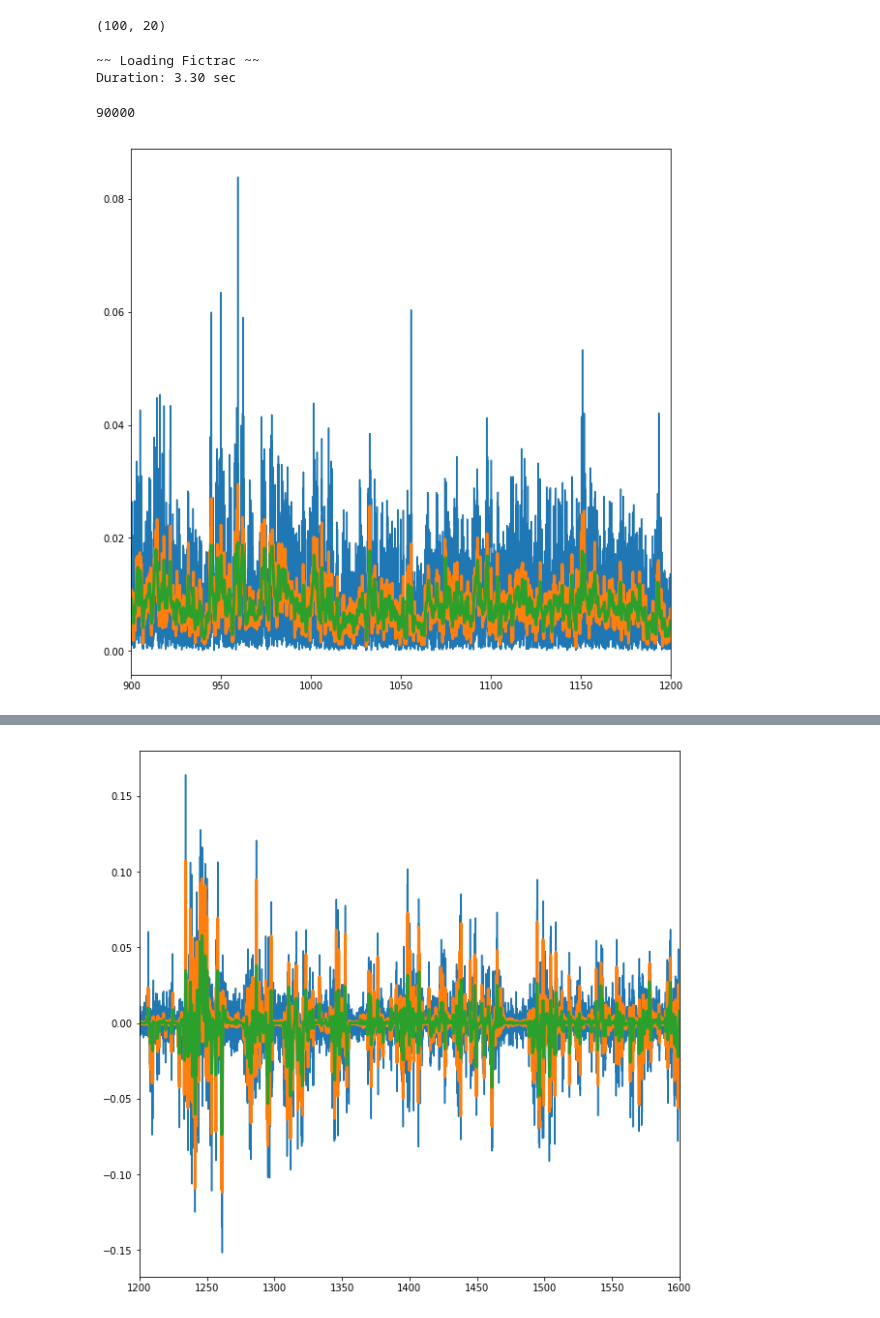
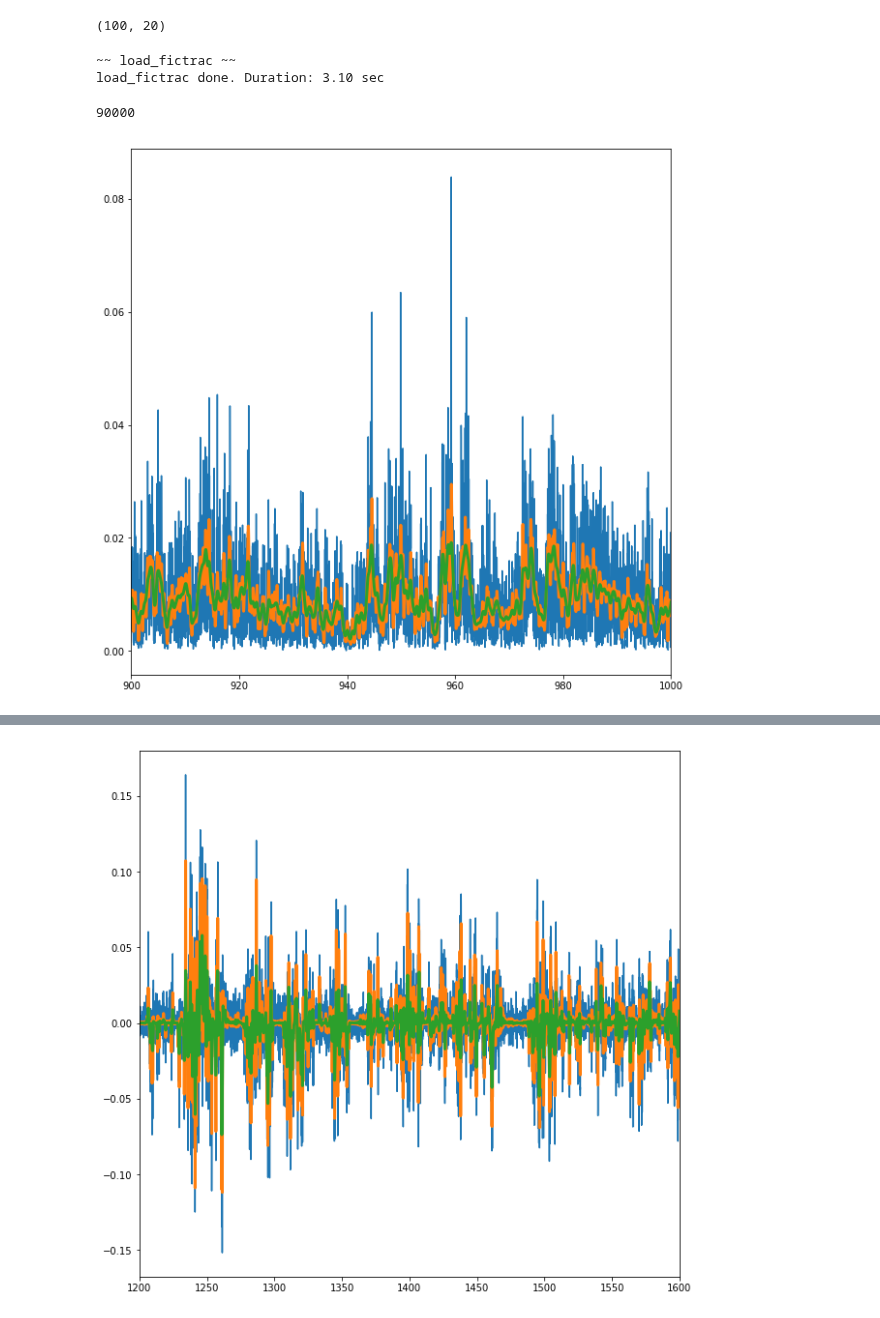
Before and after one commit to bellabrez/bigbadbrain, a Jupyter notebook: jupyter_notebooks/20190329 - Behavior Signal Processing.ipynb, the cells around one changed output, grey strips where cells are left out. Cells and saved outputs as stored; diff of their text form; code cells hidden in the pictures.

```diff
--- a/jupyter_notebooks/20190329 - Behavior Signal Processing.ipynb
+++ b/jupyter_notebooks/20190329 - Behavior Signal Processing.ipynb
@@ -62,12 +57,12 @@ out.shape
 # %% [output]
 (100, 20)
 # %%
-folder = '/oak/stanford/groups/trc/data/Brezovec/2P_Imaging/20190101_walking_dataset/'
+folder = '/oak/stanford/groups/trc/data/Brezovec/2P_Imaging/20190101_walking_dataset/fly_25'
 # %%
-fictrac = load_fictrac(folder, 'fly_25')
+fictrac = load_fictrac(folder)
 # %% [output]
-~~ Loading Fictrac ~~
-Duration: 3.30 sec
+~~ load_fictrac ~~
+load_fictrac done. Duration: 3.10 sec
 # %%
 x = np.arange(0,1800,0.02)
 # %%
@@ -77,17 +72,17 @@ x = np.arange(0,1800,0.02)
 # %%
 behavior = 'speed'
 
 fictrac_numpy = np.asarray(fictrac[behavior])
 fictrac_smoothed = scipy.ndimage.filters.gaussian_filter(np.asarray(fictrac[behavior]),sigma=3)
 fictrac_smoothed_more = scipy.ndimage.filters.gaussian_filter(np.asarray(fictrac[behavior]),sigma=10)
 
 
 plt.figure(figsize=(10,10))
 plt.plot(x,fictrac_numpy)
 plt.plot(x,fictrac_smoothed,linewidth=3)
 plt.plot(x,fictrac_smoothed_more,linewidth=3)
 
-plt.xlim(900,1200)
+plt.xlim(900,1000)
 plt.show()
 # %% [output]
-[figure, old version]
+[figure, new version]
```
Also changed, not shown: parts of 9 cells of this notebook, 28 other files.
